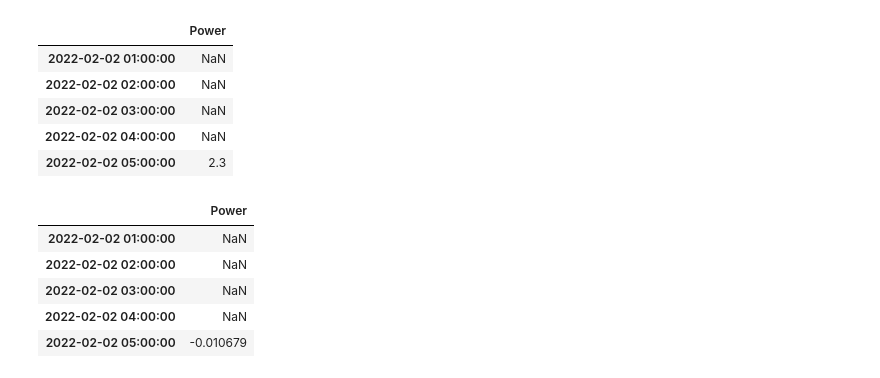
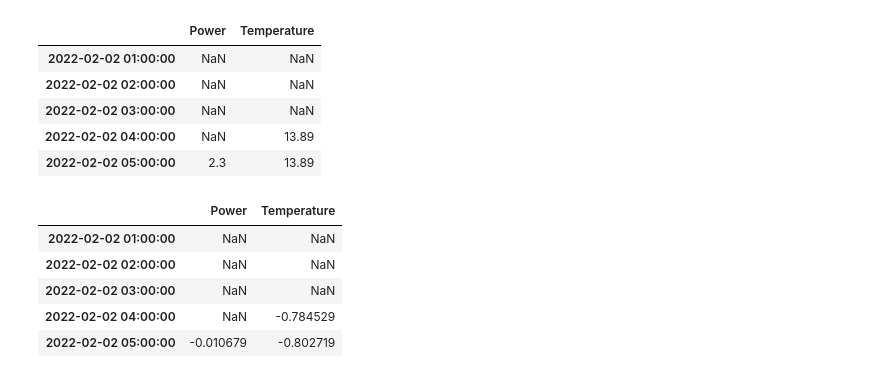
Before and after one commit to ankit11hab/EE677_Missing_Data_Imputation, a Jupyter notebook: data_imputation.ipynb, the cells around one changed output. Saved outputs shown, nothing was run; the diff lists cells and outputs as text; code cells hidden in the pictures.

```diff
--- a/data_imputation.ipynb
+++ b/data_imputation.ipynb
@@ -27,30 +29,40 @@ solar_data = pv_gen.load_all(folder_path, interpolate=False, time_header='x1', p
 # Divide solar power values by 1000 to convert it from kWh to MWh
 solar_data = solar_data[solar_data['Power'] > 0]
 solar_data.loc[:,'Power'] = solar_data['Power']/1000
+# %%
+# Load weather data
+folder_path = 'weather_data/'
+weather = IITG_DataLoader()
+weather_data = weather.load_all(folder_path, interpolate=False, power_header='Temperature')
+weather_data.rename(columns={'Power':'Temperature'}, inplace=True)
 # %%
 # Compute total demand data
 # Total Demand = Power Import + 1.9 * PV Generation (Phase 2)
 demand_data = pd.merge(raw_import_data, solar_data, suffixes=('_import', '_solar'), \
                      left_index=True, right_index=True, how='left')
 demand_data['Power_solar'].fillna(0, inplace=True)
 demand_data['Power'] = demand_data['Power_import'] + 1.9*demand_data['Power_solar']
 demand_data = demand_data.drop(columns=['Power_import','Power_solar'])
+# Merge temperature data
+demand_data = pd.merge(demand_data, weather_data, \
+                     left_index=True, right_index=True, how='left')
 demand_data.head()
 # %% [output]
-|  | Power |
-| 2022-02-02 01:00:00 | NaN |
-| 2022-02-02 02:00:00 | NaN |
-| 2022-02-02 03:00:00 | NaN |
-| 2022-02-02 04:00:00 | NaN |
-| 2022-02-02 05:00:00 | 2.3 |
+|  | Power | Temperature |
+| 2022-02-02 01:00:00 | NaN | NaN |
+| 2022-02-02 02:00:00 | NaN | NaN |
+| 2022-02-02 03:00:00 | NaN | NaN |
+| 2022-02-02 04:00:00 | NaN | 13.89 |
+| 2022-02-02 05:00:00 | 2.3 | 13.89 |
 # %%
 # Detrend the data
-trend, detrended_demand_data = functions.detrend_data(demand_data, order=15, column='Power')
-detrended_demand_data.head()
+trend_power, detrended_demand_data = functions.detrend_data(demand_data, order=15, column='Power')
+trend_temperature, detrended_demand_data = functions.detrend_data(detrended_demand_data, order=15, column='Temperature')
+detrended_demand_data.head(5)
 # %% [output]
-|  | Power |
-| 2022-02-02 01:00:00 | NaN |
-| 2022-02-02 02:00:00 | NaN |
-| 2022-02-02 03:00:00 | NaN |
-| 2022-02-02 04:00:00 | NaN |
-| 2022-02-02 05:00:00 | -0.010679 |
+|  | Power | Temperature |
+| 2022-02-02 01:00:00 | NaN | NaN |
+| 2022-02-02 02:00:00 | NaN | NaN |
+| 2022-02-02 03:00:00 | NaN | NaN |
+| 2022-02-02 04:00:00 | NaN | -0.784529 |
+| 2022-02-02 05:00:00 | -0.010679 | -0.802719 |
```
Also changed, not shown: parts of 9 cells of this notebook, 3 other files.
